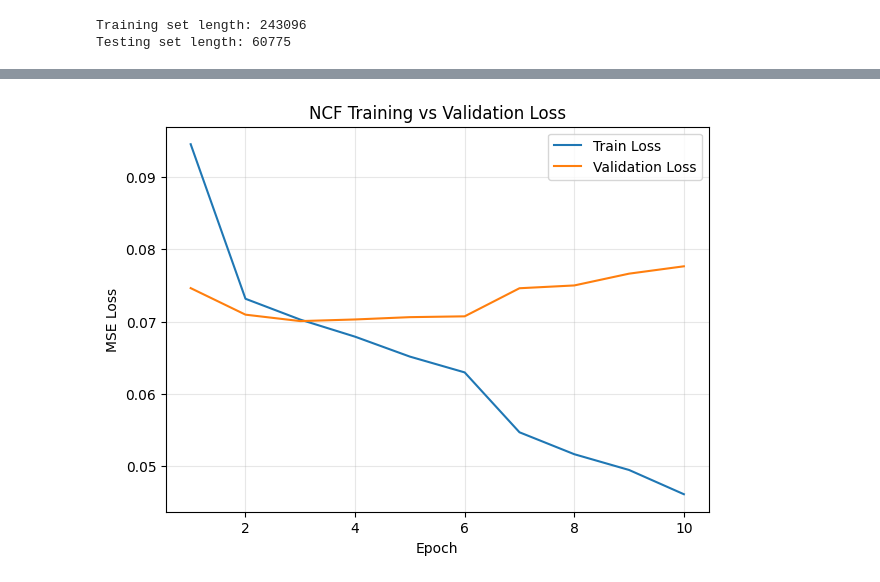
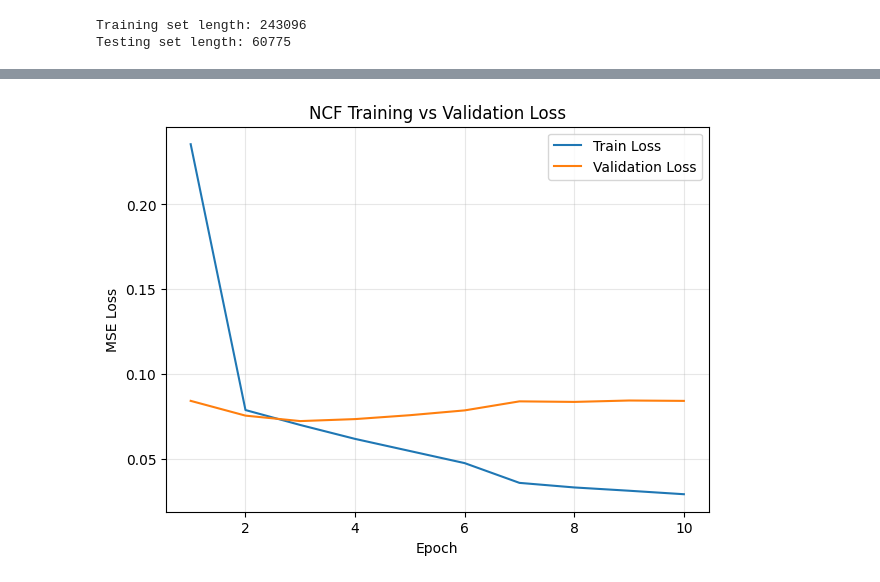
Before and after one commit to Huanqing-Mao/bt4222-steam-games, a Jupyter notebook: src/model/CollaborativeBasedFiltering.ipynb, the cells around one changed output, grey strips where cells are left out. Drawn from its saved outputs; the diff is of its cells as text; code cells hidden in the pictures.

Commit message:
finetuned model for collab

```diff
--- a/src/model/CollaborativeBasedFiltering.ipynb
+++ b/src/model/CollaborativeBasedFiltering.ipynb
@@ -128,12 +78,0 @@ sentiment_df["sentiment_score_01"]   = (sentiment_df["sentiment_score"] - 1.0) /
-# %%
-#binarise sentiment_score into positive and negative
-sentiment_df['sentiment_label_binary'] = sentiment_df['sentiment_score'].apply(lambda x: 1 if x >= 3.5 else 0)
-#visualise plot for sentiment_label
-plt.figure(figsize=(8, 6))
-plt.hist(sentiment_df['sentiment_label_binary'], bins=2, color='blue', alpha=0.7)
-plt.title('Distribution of Sentiment Labels')
-plt.xlabel('Sentiment Label (0=Negative, 1=Positive)')
-plt.ylabel('Frequency')
-plt.xticks([0, 1])
-plt.tight_layout()
-plt.show()
@@ -193,7 +130,7 @@ class NCFModel(nn.Module):
         self.fc2 = nn.Linear(256, 64)
         self.batchnorm2 = nn.BatchNorm1d(64)
         self.relu2 = nn.ReLU()
-        self.dropout2 = nn.Dropout(0.5)
+        self.dropout2 = nn.Dropout(0.3)
         self.output_layer = nn.Linear(64, 1)
 
 
@@ -440,11 +261,11 @@ def ndcg_at_k(relevances, k):
     idcg = np.sum((2 ** ideal_relevances - 1) / np.log2(np.arange(2, ideal_relevances.size + 2)))
     return dcg / idcg if idcg > 0 else 0.0
 
-model = NCFModel(num_players, num_games, embedding_dim=32, mlp_layers=[256, 64], dropout=0.5)
+model = NCFModel(num_players, num_games, embedding_dim=32)
 device = torch.device("cuda" if torch.cuda.is_available() else "cpu")
 model.to(device)
 
-optimiser = optim.Adam(model.parameters(), lr=0.002, weight_decay=1e-5)
+optimiser = optim.Adam(model.parameters(), lr=4e-4, weight_decay=1e-5)
 criterion = nn.MSELoss()
 scheduler = ReduceLROnPlateau(optimiser, mode='min', factor=0.1, patience=2)
 EPOCHS = 10
@@ -543,21 +364,4 @@ plt.ylabel("MSE Loss")
 plt.legend()
 plt.grid(True, alpha=0.3)
 plt.show()
-
-#get precision at k function
-def precision_at_k(relevances, k):
-    relevances = np.asarray(relevances)[:k]
-    if relevances.size == 0:
-        return 0.0
-    return np.sum(relevances) / k
-#get recall at k function
-def recall_at_k(relevances, k):
-    relevances = np.asarray(relevances)[:k]
-    if relevances.size == 0:
-        return 0.0
-    return np.sum(relevances) / np.sum(relevances)  # Total relevant items in the dataset
-#get confusion matrix function
-from sklearn.metrics import confusion_matrix
-def compute_confusion_matrix(y_true, y_pred):
-    return confusion_matrix(y_true, y_pred)
 # %% [output]
@@ -574 +378 @@ Epoch 10 | Train Loss: 0.04613 | Val Loss: 0.07766 | RMSE: 0.27867 | NDCG@10: 0.
-[figure, old version]
+[figure, new version]
```
Also changed, not shown: parts of 10 cells of this notebook.
